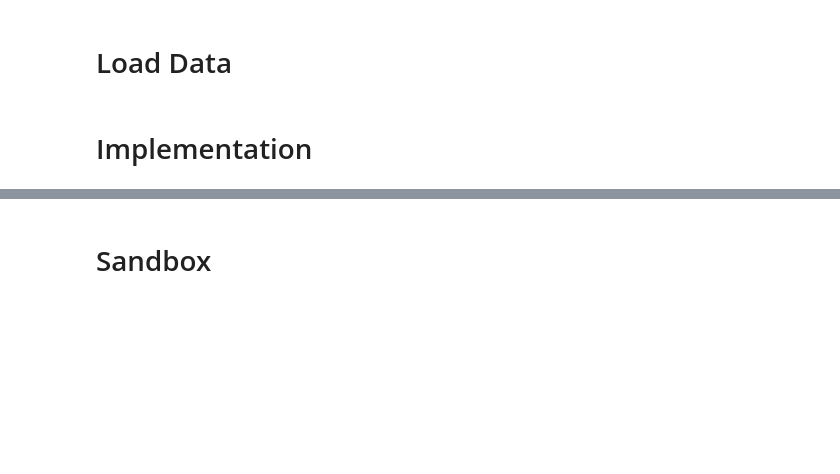
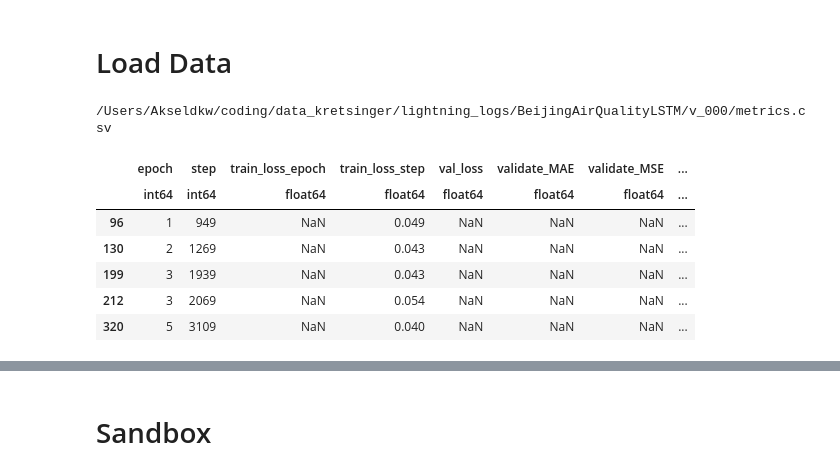
Before and after one commit to akseldkw07/kretsinger, a Jupyter notebook: kret_lightning/notebooks/TEMPLATE-LIGHTNING.ipynb, the cells around one changed output, grey strips where cells are left out. Drawn from its saved outputs; the diff is of its cells as text; code cells hidden in the pictures; blank space fills up the shorter version.

```diff
--- a/kret_lightning/notebooks/TEMPLATE-LIGHTNING.ipynb
+++ b/kret_lightning/notebooks/TEMPLATE-LIGHTNING.ipynb
@@ -28,4 +25,2 @@ Loaded environment variables from /Users/Akseldkw/coding/kretsinger/.env
 # %% [markdown]
 # Load Data
-# %% [markdown]
-# Implementation
@@ -31,0 +29,4 @@ Loaded environment variables from /Users/Akseldkw/coding/kretsinger/.env
+# %%
+print(str(metrics_path))
+# %% [output]
+/Users/Akseldkw/coding/data_kretsinger/lightning_logs/BeijingAirQualityLSTM/v_000/metrics.csv
@@ -31,0 +36,10 @@ Loaded environment variables from /Users/Akseldkw/coding/kretsinger/.env
+# %%
+dtt(df)
+# %% [output]
+|  | epoch | step | train_loss_epoch | train_loss_step | val_loss | validate_MAE | validate_MSE | ... |
+|  | int64 | int64 | float64 | float64 | float64 | float64 | float64 | ... |
+| 96 | 1 | 949 | NaN | 0.049 | NaN | NaN | NaN | ... |
+| 130 | 2 | 1269 | NaN | 0.043 | NaN | NaN | NaN | ... |
+| 199 | 3 | 1939 | NaN | 0.043 | NaN | NaN | NaN | ... |
+| 212 | 3 | 2069 | NaN | 0.054 | NaN | NaN | NaN | ... |
+| 320 | 5 | 3109 | NaN | 0.040 | NaN | NaN | NaN | ... |
```
Also changed, not shown: parts of 11 cells of this notebook, 2 other files.
